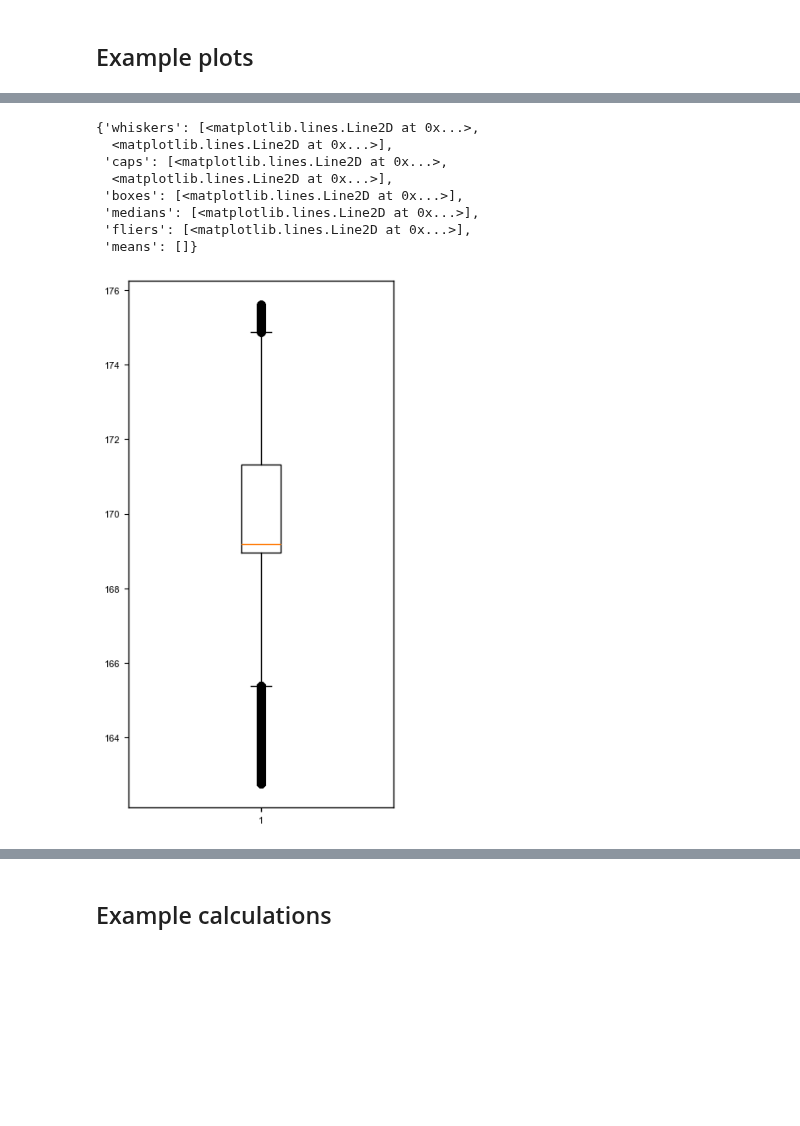
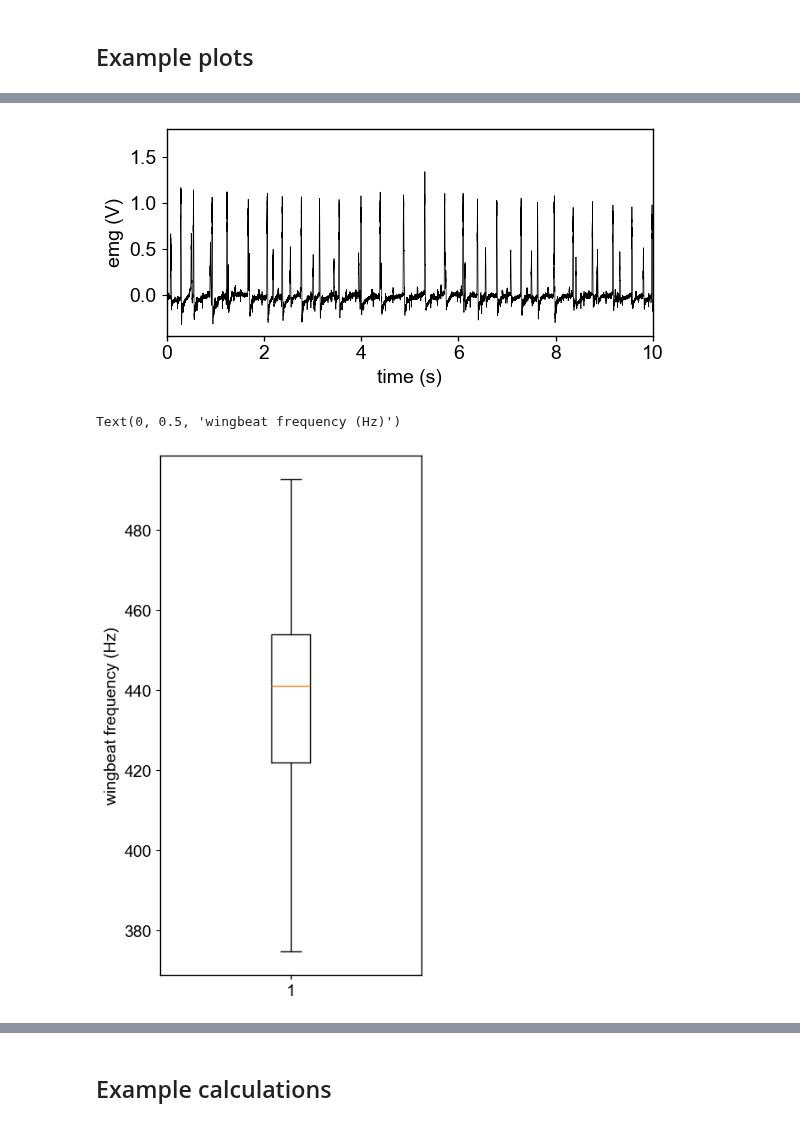
Before and after one commit to samcwhitehead/mosquito, a Jupyter notebook: scratch/plotting/mini_plotting_examples.ipynb, the cells around one changed output, grey strips where cells are left out. Cells and saved outputs as stored; diff of their text form; code cells hidden in the pictures; blank space fills up the shorter version.

```diff
--- a/scratch/plotting/mini_plotting_examples.ipynb
+++ b/scratch/plotting/mini_plotting_examples.ipynb
@@ -12,7 +12,7 @@ from mosquito.process_abf import load_processed_data
 ## Plot parameters
 # %%
 # PLOT PARAMETERS
-plot_type = 'paper'  # 'paper' or 'powerpoint'
+plot_type = 'powerpoint'  # 'paper' or 'powerpoint'
 
 # # generate a dictionary called fig params that encodes information we care about
 if plot_type == 'powerpoint':
@@ -50,7 +50,7 @@ rcParams.update(fig_params)
 ## Load/read data
 # %%
 # load some data
-example_folder = '31_20240611'
+example_folder = '96_20260630'
 example_axo = 4
 
 data = load_processed_data(example_folder, example_axo)
@@ -107,19 +109,41 @@ Text(0, 0.5, 'wingbeat frequency (Hz)')
+# %%
+# EMG over time
+fig, ax = plt.subplots(figsize=(6,3))
+
+x = data['time']  # np.arange(10)
+y = data['emg'][0]  # 3*np.arange(10)
+
+ax.plot(x, y,
+        color='k',  # for color options, see https://matplotlib.org/1.4.1/api/colors_api.html
+        linestyle='-',   # linestyle options are https://matplotlib.org/stable/gallery/lines_bars_and_markers/linestyles.html
+        marker='None',     # marker options https://matplotlib.org/stable/api/markers_api.html
+        linewidth=0.5,
+       )
+
+# set labels
+ax.set_xlabel('time (s)')
+ax.set_ylabel('emg (V)')
+
+# **SET AXIS LIMITS
+ax.set_xlim([0, 10])
+
+# save
+fig.tight_layout()
+fig.savefig(r"C:\Users\whitehead.262\OneDrive - The Ohio State University\mosquito_ephys\plots_temp\expr96_axo0004_emg_time.png")
+# %% [output]
+[figure, added]
 # %%
 # now let's make a box and whisker plot
 fig, ax = plt.subplots(figsize=(4,8))
 
 # read out data (wingbeat frequency)
 wbf = data['wbf']
 
 # make a boxplot of it
 ax.boxplot(wbf)
+
+# axis labels
+ax.set_ylabel('wingbeat frequency (Hz)')
 # %% [output]
-{'whiskers': [<matplotlib.lines.Line2D at 0x...>,
-  <matplotlib.lines.Line2D at 0x...>],
- 'caps': [<matplotlib.lines.Line2D at 0x...>,
-  <matplotlib.lines.Line2D at 0x...>],
- 'boxes': [<matplotlib.lines.Line2D at 0x...>],
- 'medians': [<matplotlib.lines.Line2D at 0x...>],
- 'fliers': [<matplotlib.lines.Line2D at 0x...>],
- 'means': []}
+Text(0, 0.5, 'wingbeat frequency (Hz)')
-[figure, old version]
+[figure, new version]
```
Also changed, not shown: parts of 5 cells of this notebook, 6 other files.
